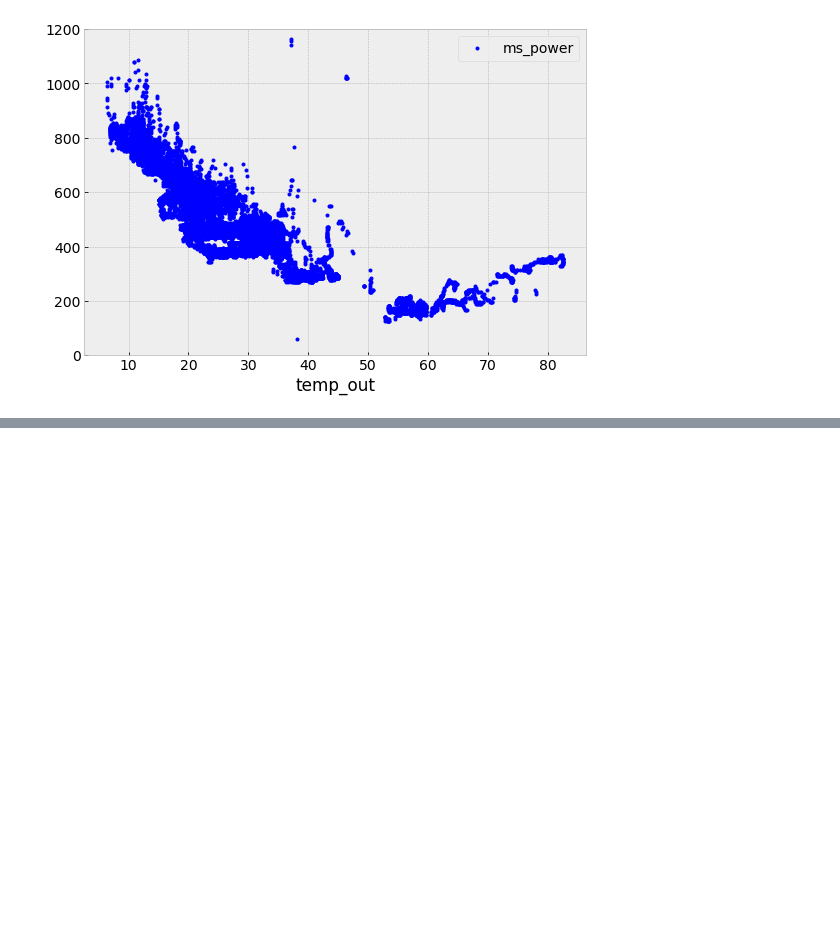
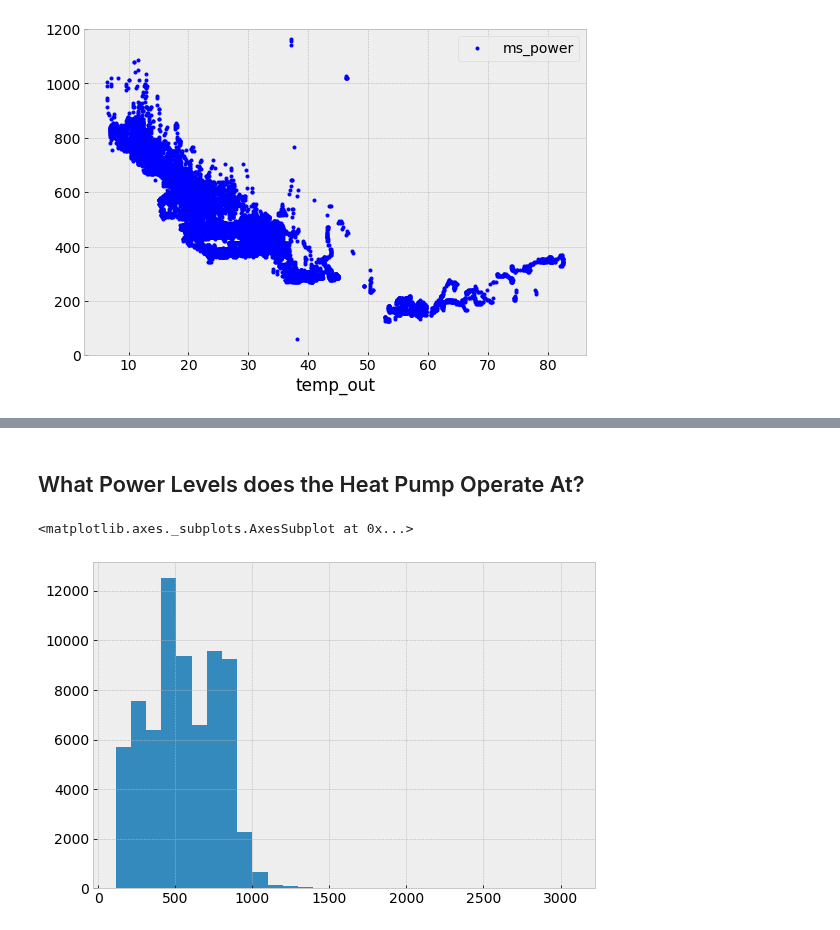
Before and after one commit to alanmitchell/heat-pump-study, a Jupyter notebook: field_studies/kaluza/kaluza.ipynb, the cells around one changed output, grey strips where cells are left out. Saved outputs shown, nothing was run; the diff lists cells and outputs as text; code cells hidden in the pictures; blank space fills up the shorter version.

```diff
--- a/field_studies/kaluza/kaluza.ipynb
+++ b/field_studies/kaluza/kaluza.ipynb
@@ -428,0 +451,7 @@ df_sm.plot(x='temp_out', y='ms_power', style='b.')
+# %% [markdown]
+## What Power Levels does the Heat Pump Operate At?
+# %%
+df.query('ms_power > 100').ms_power.hist(bins=30)
+# %% [output]
+<matplotlib.axes._subplots.AxesSubplot at 0x...>
+[figure, added]
```
Also changed, not shown: parts of 6 cells of this notebook.
